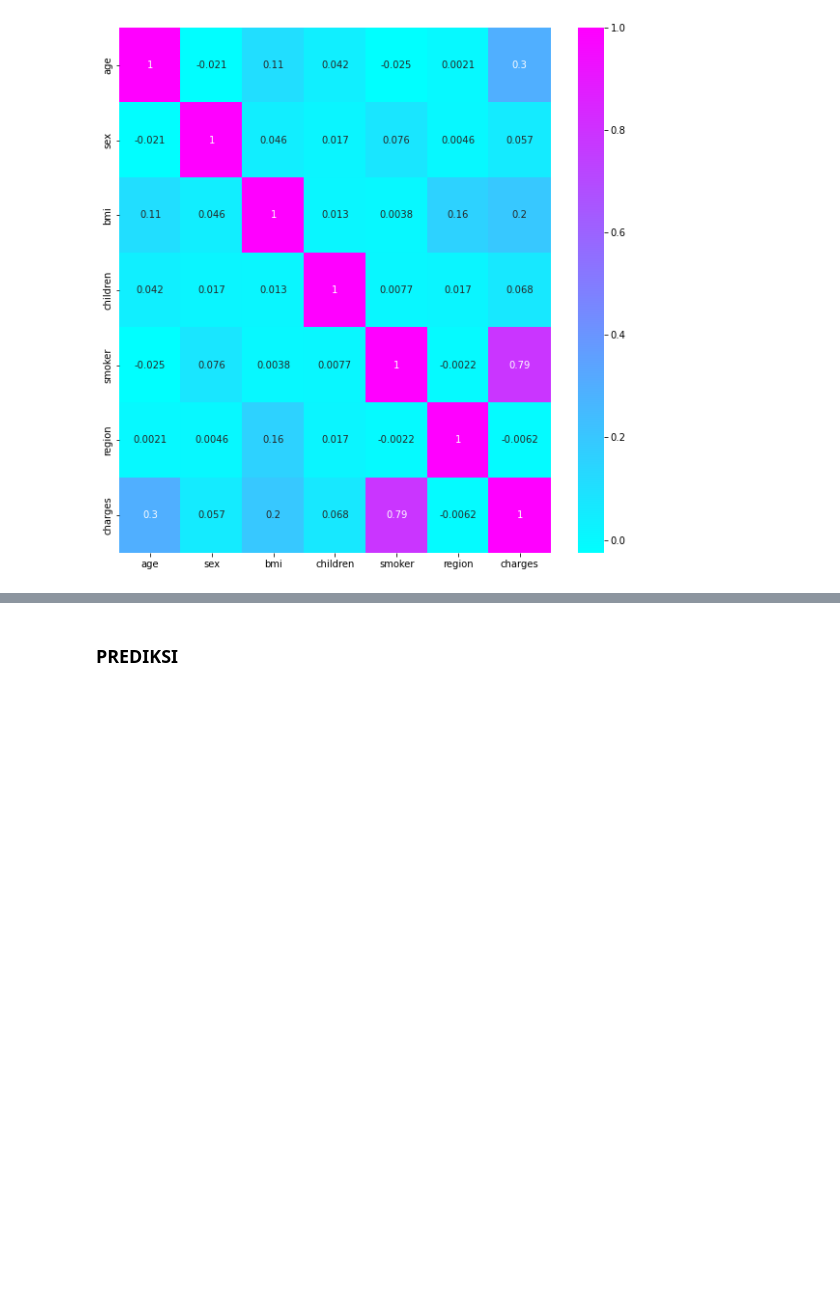
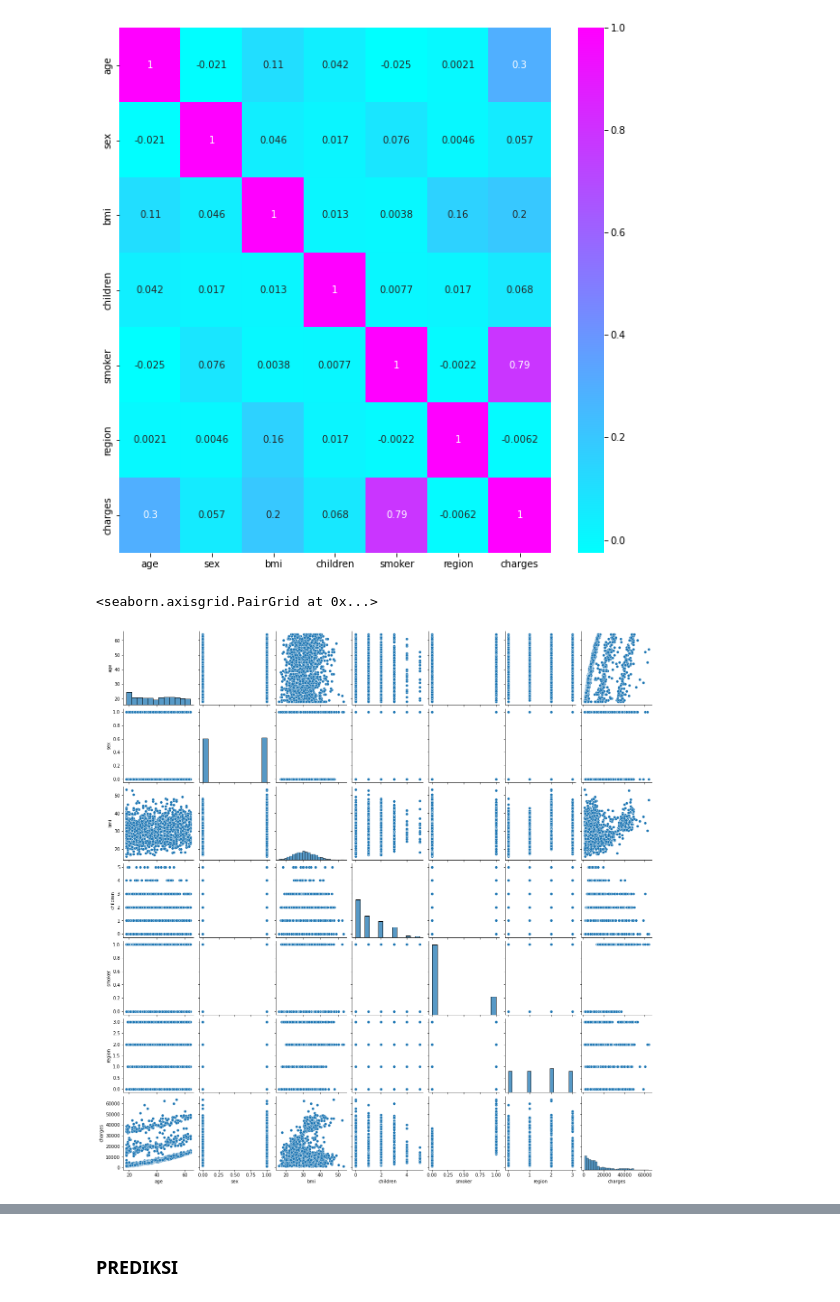
Before and after one commit to dwiahmaddzul/OJTBISAAIJanuari2022, a Jupyter notebook: Project - Linear Regression/Dwi Ahmad Dzulhijjah _ Linear Regression.ipynb, the cells around one changed output, grey strips where cells are left out. Cells and saved outputs as stored; diff of their text form; code cells hidden in the pictures; blank space fills up the shorter version.

```diff
--- a/Project - Linear Regression/Dwi Ahmad Dzulhijjah _ Linear Regression.ipynb
+++ b/Project - Linear Regression/Dwi Ahmad Dzulhijjah _ Linear Regression.ipynb
@@ -18,0 +17,6 @@ df = pd.read_csv("insurance.csv")
+# %%
+df = pd.read_csv("insurance.csv", sep = ',')
+
+df['sex'] =df['sex'].astype('category')
+df['region'] =df['region'].astype('category')
+df['smoker'] =df['smoker'].astype('category')
@@ -89,3 +97,28 @@ smoker        int32
 region        int32
 charges     float64
 dtype: object
+# %%
+def Bmi_Classifier(row):
+    if row['bmi'] < 18.5:
+        return "underweight"
+    elif row['bmi'] < 25:
+        return "normal"
+    elif row['bmi'] < 30:
+        return "overweight"
+    else:
+        return "obese"
+
+def Age_Classifier(row):
+    if row['age'] < 17:
+        return "child"
+    elif row['age'] < 31:
+        return "adult"
+    elif row['age'] < 46:
+        return "middle-aged"
+    else:
+        return "old-aged"
+
+df['bmi_status'] = df.apply(Bmi_Classifier, axis=1)
+df['age_status'] = df.apply(Age_Classifier, axis=1)
+
+df.head()
@@ -98,3 +138,8 @@ f, ax = plt.subplots(1, 1, figsize=(10, 10))
 ax = sns.heatmap(df.corr(), annot=True, cmap='cool')
 # %% [output]
 [figure]
+# %%
+sns.pairplot(df)
+# %% [output]
+<seaborn.axisgrid.PairGrid at 0x...>
+[figure, added]
```
Also changed, not shown: parts of 27 cells of this notebook, 18 other files.
